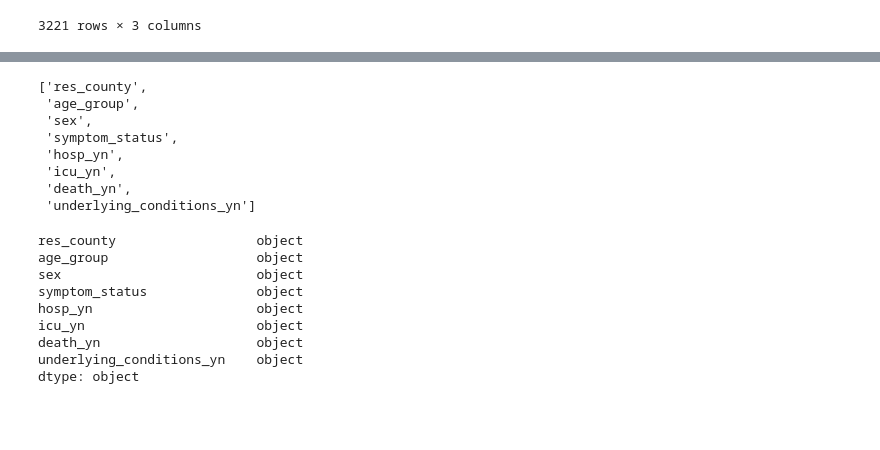
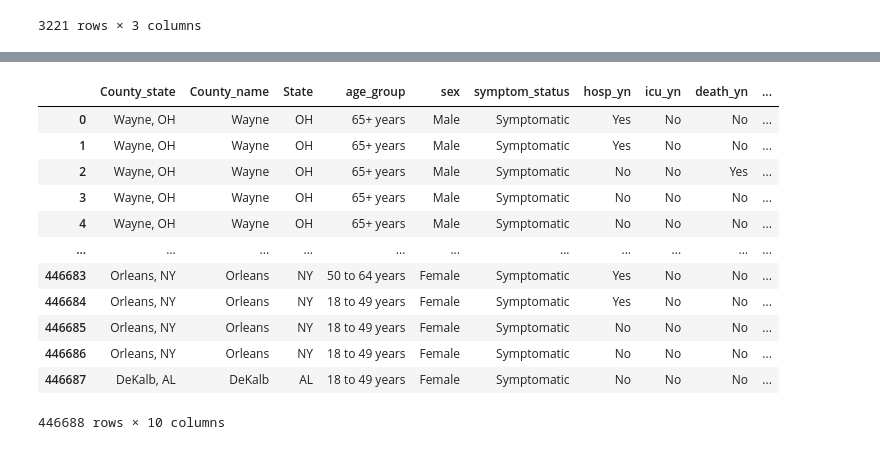
Before and after one commit to HartChrisT/Covid_Comorbidities, a Jupyter notebook: Cleaned_Data_Machine_Learning_Model.ipynb, the cells around one changed output, grey strips where cells are left out. Cells and saved outputs as stored; diff of their text form; code cells hidden in the pictures; blank space fills up the shorter version.

Commit message:
finished database, joined census data in pandas and sql

```diff
--- a/Cleaned_Data_Machine_Learning_Model.ipynb
+++ b/Cleaned_Data_Machine_Learning_Model.ipynb
@@ -247,0 +315,9 @@ Census_county_pop
+# %%
+# Creating State county
+Census_county_pop['County_state'] = Census_county_pop['County_name'] + ', ' + Census_county_pop['State']
+# %%
+# Creating duplicate County State in caps for join with mlm data
+Census_county_pop['joins'] = Census_county_pop['County_name'] + ', ' + Census_county_pop['State']
+# %%
+# Applying upper to join column
+Census_county_pop['joins'] = Census_county_pop['join'].str.upper()
@@ -247,0 +353,3 @@ Census_county_pop
+# %%
+mlm_joined = pd.merge(mlm, Census_county_pop, on='joins')
+mlm_joined
@@ -247,0 +370,27 @@ Census_county_pop
+# %%
+mlm_pop = mlm_joined[['County_state',
+                   'County_name',
+                   'State',
+                   'age_group',
+                   'sex',
+                   'symptom_status',
+                   'hosp_yn',
+                   'icu_yn',
+                   'death_yn',
+                   'underlying_conditions_yn',
+                  ]]
+mlm_pop
+# %% [output]
+|  | County_state | County_name | State | age_group | sex | symptom_status | hosp_yn | icu_yn | death_yn | ... |
+| 0 | Wayne, OH | Wayne | OH | 65+ years | Male | Symptomatic | Yes | No | No | ... |
+| 1 | Wayne, OH | Wayne | OH | 65+ years | Male | Symptomatic | Yes | No | No | ... |
+| 2 | Wayne, OH | Wayne | OH | 65+ years | Male | Symptomatic | No | No | Yes | ... |
+| 3 | Wayne, OH | Wayne | OH | 65+ years | Male | Symptomatic | No | No | No | ... |
+| 4 | Wayne, OH | Wayne | OH | 65+ years | Male | Symptomatic | No | No | No | ... |
+| ... | ... | ... | ... | ... | ... | ... | ... | ... | ... | ... |
+| 446683 | Orleans, NY | Orleans | NY | 50 to 64 years | Female | Symptomatic | Yes | No | No | ... |
+| 446684 | Orleans, NY | Orleans | NY | 18 to 49 years | Female | Symptomatic | Yes | No | No | ... |
+| 446685 | Orleans, NY | Orleans | NY | 18 to 49 years | Female | Symptomatic | No | No | No | ... |
+| 446686 | Orleans, NY | Orleans | NY | 18 to 49 years | Female | Symptomatic | No | No | No | ... |
+| 446687 | DeKalb, AL | DeKalb | AL | 18 to 49 years | Female | Symptomatic | No | No | No | ... |
+446688 rows × 10 columns
@@ -249,26 +402,3 @@ Census_county_pop
 # export to csv
 file_path = 'Resources/Covid-19/Cleaned_Data/County_clean.csv'
 Census_county_pop.to_csv(file_path)
-# %%
-mlm.columns.tolist()
-# %% [output]
-['res_county',
- 'age_group',
- 'sex',
- 'symptom_status',
- 'hosp_yn',
- 'icu_yn',
- 'death_yn',
- 'underlying_conditions_yn']
-# %%
-mlm.dtypes
-# %% [output]
-res_county                  object
-age_group                   object
-sex                         object
-symptom_status              object
-hosp_yn                     object
-icu_yn                      object
-death_yn                    object
-underlying_conditions_yn    object
-dtype: object
```
Also changed, not shown: parts of 22 cells of this notebook, 40 other files.
